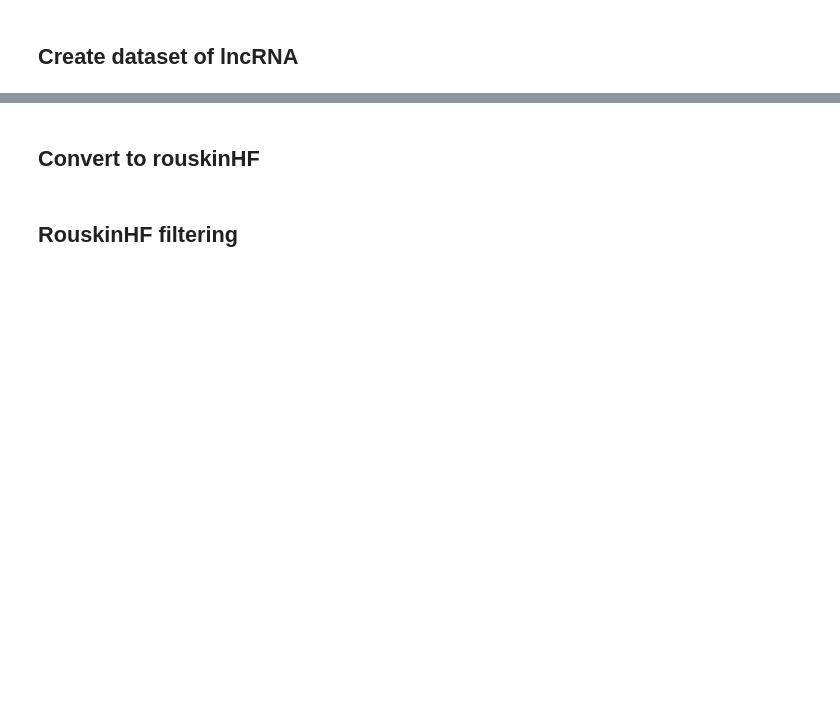
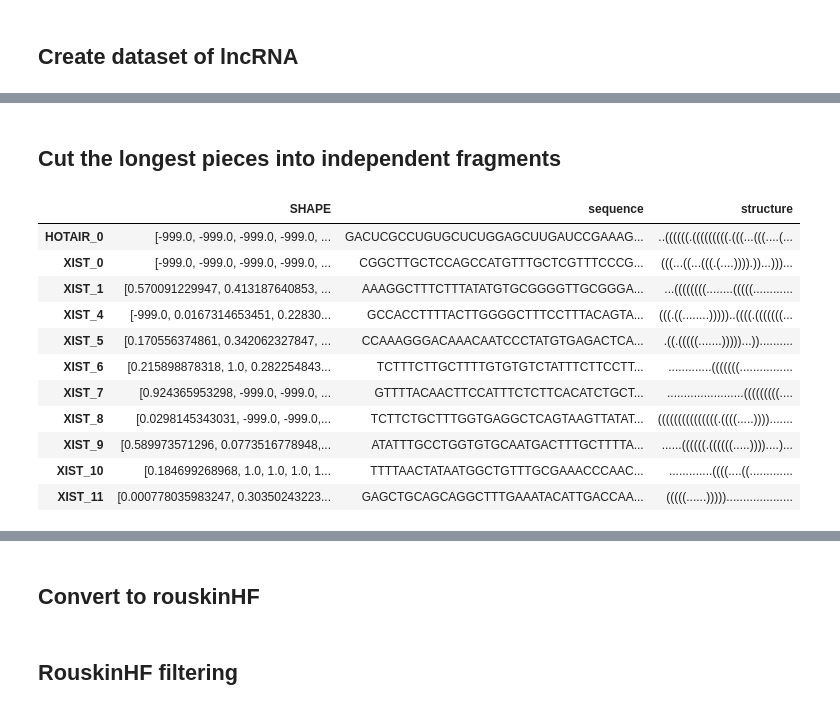
Before and after one commit to rouskinlab/efold_data, a Jupyter notebook: lncRNA/lncRNA.ipynb, the cells around one changed output, grey strips where cells are left out. Saved outputs shown, nothing was run; the diff lists cells and outputs as text; code cells hidden in the pictures; blank space fills up the shorter version.

```diff
--- a/lncRNA/lncRNA.ipynb
+++ b/lncRNA/lncRNA.ipynb
@@ -170,0 +130,31 @@ ground_truth_lcRNA
+# %% [markdown]
+## Cut the longest pieces into independent fragments
+# %%
+data_dms = pd.read_csv('data/lncRNAs_probing_scores.csv').set_index('Unnamed: 0', drop=True)#
+
+frag_longRNA = pd.DataFrame()
+
+for ref in lcRNA_toCut.index:
+    sequence = lcRNA_toCut.loc[ref]['sequence']
+    dms = data_dms.loc[ref][[str(i) for i in range(len(sequence))]].values
+    dms = np.nan_to_num(dms, nan=-999)
+    structure = lcRNA_toCut.loc[ref]['structure']
+
+    fragments = fragment_RNA(sequence, structure, dms, ref, 'SHAPE', min_length=1000, min_unpaired_length=-1, min_auroc=0.7)
+    frag_longRNA = pd.concat([frag_longRNA, fragments])
+
+frag_longRNA = frag_longRNA[frag_longRNA['sequence'].apply(len) <= 2000]
+frag_longRNA
+# %% [output]
+|  | SHAPE | sequence | structure |
+| HOTAIR_0 | [-999.0, -999.0, -999.0, -999.0, ... | GACUCGCCUGUGCUCUGGAGCUUGAUCCGAAAG... | ..((((((.(((((((((.(((...(((....(... |
+| XIST_0 | [-999.0, -999.0, -999.0, -999.0, ... | CGGCTTGCTCCAGCCATGTTTGCTCGTTTCCCG... | (((...((...(((.(....)))).))...)))... |
+| XIST_1 | [0.570091229947, 0.413187640853, ... | AAAGGCTTTCTTTATATGTGCGGGGTTGCGGGA... | ...((((((((........(((((............ |
+| XIST_4 | [-999.0, 0.0167314653451, 0.22830... | GCCACCTTTTACTTGGGGCTTTCCTTTACAGTA... | (((.((........)))))..((((.(((((((... |
+| XIST_5 | [0.170556374861, 0.342062327847, ... | CCAAAGGGACAAACAATCCCTATGTGAGACTCA... | .((.(((((.......)))))...)).......... |
+| XIST_6 | [0.215898878318, 1.0, 0.282254843... | TCTTTCTTGCTTTTGTGTGTCTATTTCTTCCTT... | .............(((((((................ |
+| XIST_7 | [0.924365953298, -999.0, -999.0, ... | GTTTTACAACTTCCATTTCTCTTCACATCTGCT... | .......................(((((((((.... |
+| XIST_8 | [0.0298145343031, -999.0, -999.0,... | TCTTCTGCTTTGGTGAGGCTCAGTAAGTTATAT... | (((((((((((((((.((((.....))))....... |
+| XIST_9 | [0.589973571296, 0.0773516778948,... | ATATTTGCCTGGTGTGCAATGACTTTGCTTTTA... | ......((((((.((((((.....))))....)... |
+| XIST_10 | [0.184699268968, 1.0, 1.0, 1.0, 1... | TTTTAACTATAATGGCTGTTTGCGAAACCCAAC... | .............((((....((............. |
+| XIST_11 | [0.000778035983247, 0.30350243223... | GAGCTGCAGCAGGCTTTGAAATACATTGACCAA... | (((((......))))).................... |
```
Also changed, not shown: parts of 15 cells of this notebook, 7 other files.
